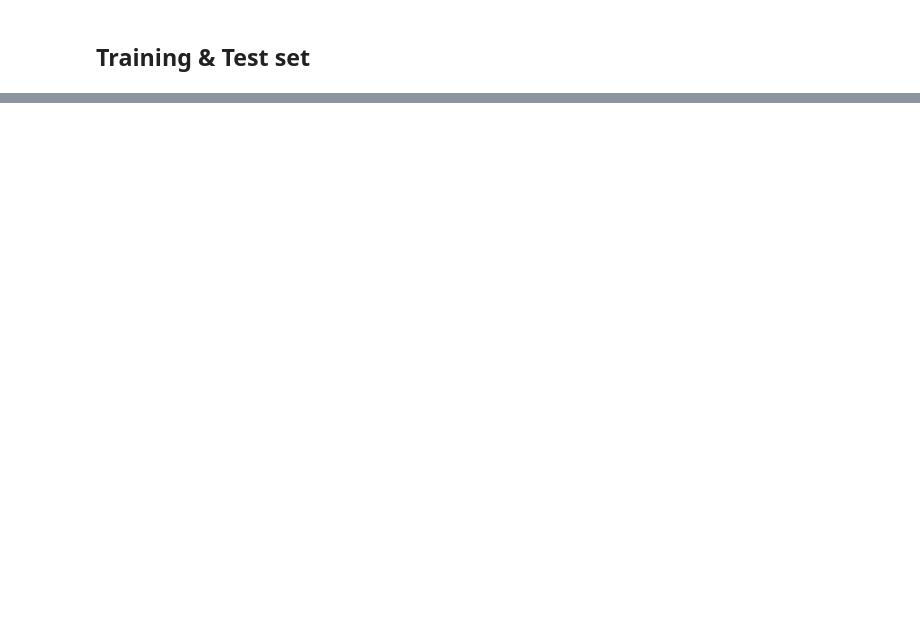
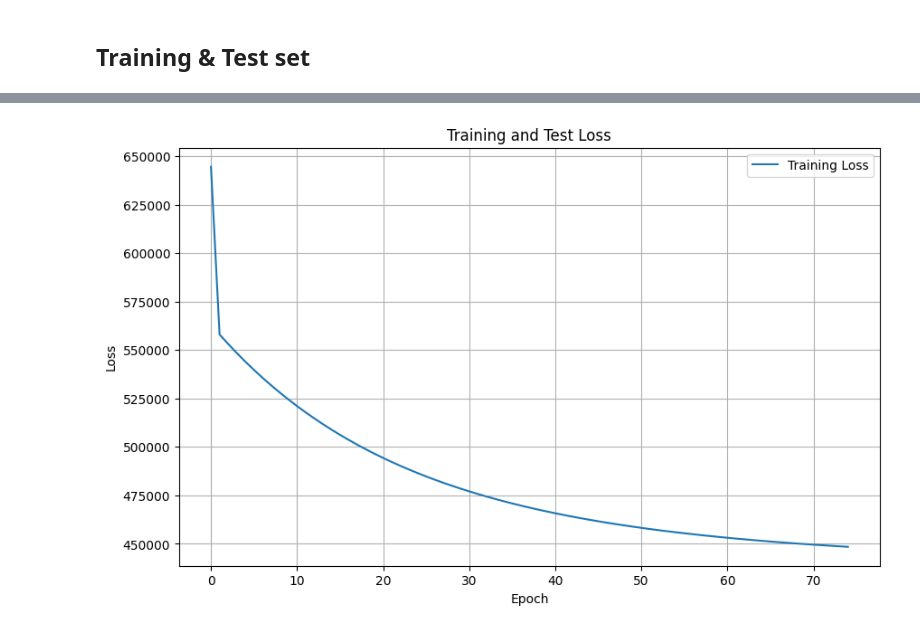
Before and after one commit to DavidOut03/Deeplearning-assignments, a Jupyter notebook: Assignment1/1.2_neuralnetwork.ipynb, the cells around one changed output, grey strips where cells are left out. Drawn from its saved outputs; the diff is of its cells as text; code cells hidden in the pictures; blank space fills up the shorter version.

Commit message:
Added 1.2 perceptron implementation.

```diff
--- a/Assignment1/1.2_neuralnetwork.ipynb
+++ b/Assignment1/1.2_neuralnetwork.ipynb
@@ -173,0 +12,7 @@ mse
+# %%
+csv_file = './data/palmerpenguins_original.csv'
+data = pd.read_csv(csv_file)
+
+df = data.loc[:, ['species', 'sex', 'bill_length_mm', 'body_mass_g']]
+df = df.dropna()
+df
@@ -173,0 +69,3 @@ mse
+# %%
+train_data = data_set.sample(frac=0.75, random_state=42)
+test_data = data_set.drop(train_data.index)
@@ -173,0 +145,15 @@ mse
+# %%
+perceptron = Perceptron()
+initialize_network(perceptron)
+
+train_x1, train_x2, train_x3, train_y = train_data['bill_length_mm'], train_data['species_category'], train_data['is_male'], train_data['body_mass_g']
+test_x1, test_x2, test_x3, test_y = test_data['bill_length_mm'], test_data['species_category'], test_data['is_male'], test_data['body_mass_g']
+# %%
+losses = perceptron.fit(
+    train_x1.tolist(),
+    train_x2.tolist(),
+    train_x3.tolist(),
+    train_y.tolist(),
+    epochs=75,
+    learning_rate=0.0001
+)
@@ -173,0 +178,13 @@ mse
+# %%
+import matplotlib.pyplot as plt
+
+plt.figure(figsize=(10, 6))
+plt.plot(losses, label='Training Loss')
+plt.xlabel('Epoch')
+plt.ylabel('Loss')
+plt.title('Training and Test Loss')
+plt.legend()
+plt.grid(True)
+plt.show()
+# %% [output]
+[figure, added]
```
Also changed, not shown: parts of 23 cells of this notebook, 1 other file.
